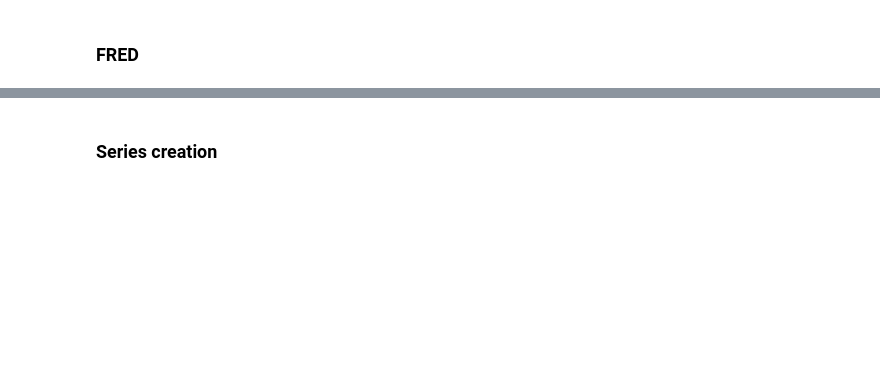
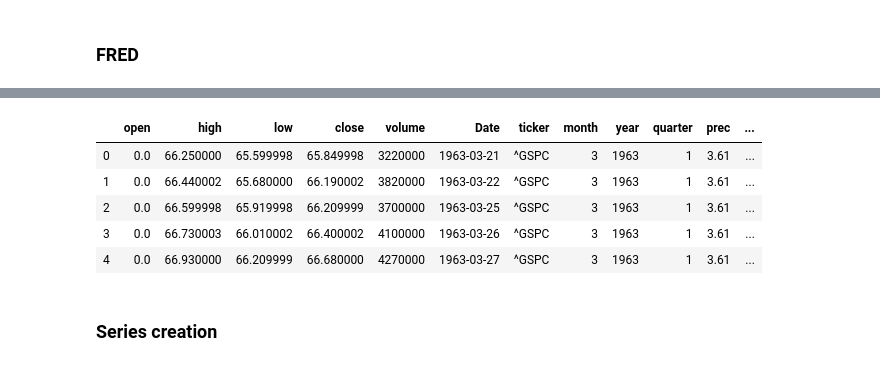
Before and after one commit to NolanSmithSolutions/Course, a Jupyter notebook: Statistical_Modeling/Data_Cleaning.ipynb, the cells around one changed output, grey strips where cells are left out. Saved outputs shown, nothing was run; the diff lists cells and outputs as text; code cells hidden in the pictures; blank space fills up the shorter version.

```diff
--- a/Statistical_Modeling/Data_Cleaning.ipynb
+++ b/Statistical_Modeling/Data_Cleaning.ipynb
@@ -525,3 +556,19 @@ yahoo_data
+# %%
+# Here we will create a dummy variable for temperatures over 65 degres.
+yahoo_data['Over65Degrees']=pd.get_dummies(yahoo_data.high_temp)['Over65Degrees']
+
+# Drop the temporary column
+yahoo_data.drop('high_temp',axis=1, inplace=True)
+
+# View the edited dataframe's top 5 rows
+yahoo_data.head()
+# %% [output]
+|  | open | high | low | close | volume | Date | ticker | month | year | quarter | prec | ... |
+| 0 | 0.0 | 66.250000 | 65.599998 | 65.849998 | 3220000 | 1963-03-21 | ^GSPC | 3 | 1963 | 1 | 3.61 | ... |
+| 1 | 0.0 | 66.440002 | 65.680000 | 66.190002 | 3820000 | 1963-03-22 | ^GSPC | 3 | 1963 | 1 | 3.61 | ... |
+| 2 | 0.0 | 66.599998 | 65.919998 | 66.209999 | 3700000 | 1963-03-25 | ^GSPC | 3 | 1963 | 1 | 3.61 | ... |
+| 3 | 0.0 | 66.730003 | 66.010002 | 66.400002 | 4100000 | 1963-03-26 | ^GSPC | 3 | 1963 | 1 | 3.61 | ... |
+| 4 | 0.0 | 66.930000 | 66.209999 | 66.680000 | 4270000 | 1963-03-27 | ^GSPC | 3 | 1963 | 1 | 3.61 | ... |
 # %% [markdown]
 ### Series creation
 # %%
```
Also changed, not shown: parts of 16 cells of this notebook, 11 other files.
